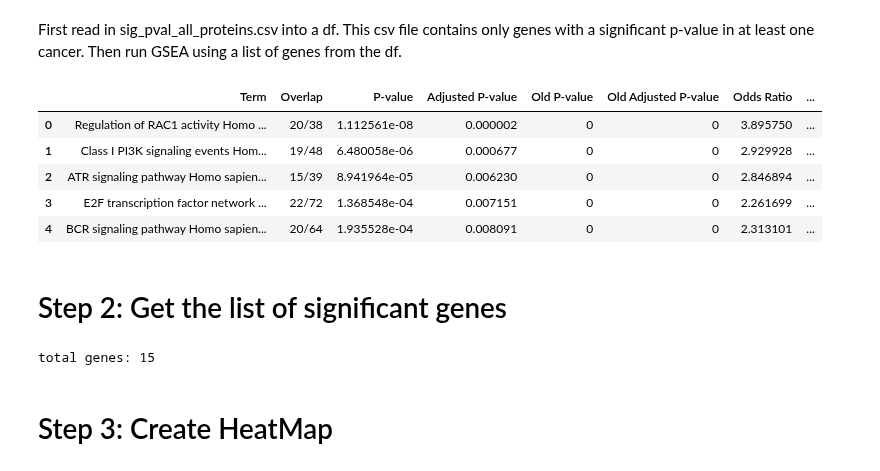
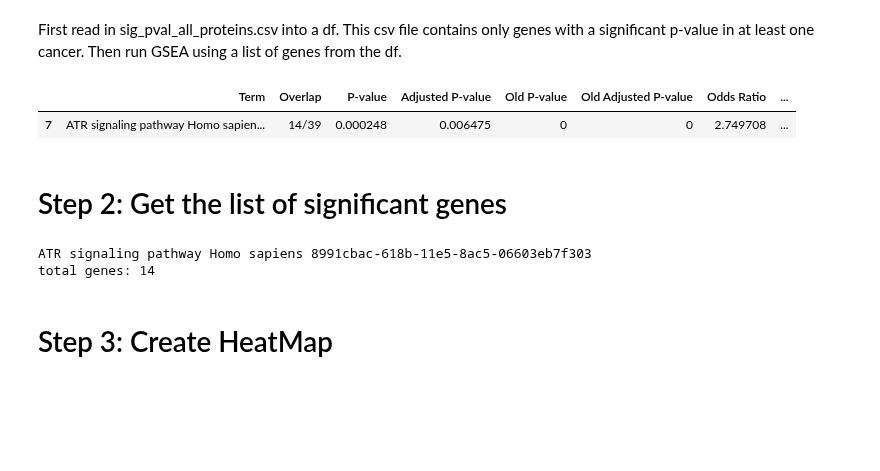
Before and after one commit to PayneLab/WhenMutationsDontMatter, a Jupyter notebook: PTEN/Step_3_trans_effect/Step_3.4_Figures/Pathways_NCI_Nature/ATR_Signaling_Heatmap_NCI-Nature_2016.ipynb, the cells around one changed output. Drawn from its saved outputs; the diff is of its cells as text; code cells hidden in the pictures; blank space fills up the shorter version.

```diff
--- a/PTEN/Step_3_trans_effect/Step_3.4_Figures/Pathways_NCI_Nature/ATR_Signaling_Heatmap_NCI-Nature_2016.ipynb
+++ b/PTEN/Step_3_trans_effect/Step_3.4_Figures/Pathways_NCI_Nature/ATR_Signaling_Heatmap_NCI-Nature_2016.ipynb
@@ -28,22 +28,21 @@ prot_list = list(sig_df.Proteomics) # list of genes with a sig pval in >= 1 canc
 prot_enr = gp.enrichr(gene_list = prot_list, description='Tumor_partition', gene_sets='NCI-Nature_2016',
                        outdir='/Enrichr')
 # %%
-prot_enr.res2d.head()
+prot_enr.res2d.iloc[[7]]
 # %% [output]
 |  | Term | Overlap | P-value | Adjusted P-value | Old P-value | Old Adjusted P-value | Odds Ratio | ... |
-| 0 | Regulation of RAC1 activity Homo ... | 20/38 | 1.112561e-08 | 0.000002 | 0 | 0 | 3.895750 | ... |
-| 1 | Class I PI3K signaling events Hom... | 19/48 | 6.480058e-06 | 0.000677 | 0 | 0 | 2.929928 | ... |
-| 2 | ATR signaling pathway Homo sapien... | 15/39 | 8.941964e-05 | 0.006230 | 0 | 0 | 2.846894 | ... |
-| 3 | E2F transcription factor network ... | 22/72 | 1.368548e-04 | 0.007151 | 0 | 0 | 2.261699 | ... |
-| 4 | BCR signaling pathway Homo sapien... | 20/64 | 1.935528e-04 | 0.008091 | 0 | 0 | 2.313101 | ... |
+| 7 | ATR signaling pathway Homo sapien... | 14/39 | 0.000248 | 0.006475 | 0 | 0 | 2.749708 | ... |
 # %% [markdown]
 # Step 2: Get the list of significant genes
 # %%
-trans = prot_enr.res2d.Genes[2]
+i = 7
+trans = prot_enr.res2d.Genes[i]
 genes = trans.split(';')
+print(prot_enr.res2d.Term[i])
 print('total genes:',len(genes))
 # %% [output]
-total genes: 15
+ATR signaling pathway Homo sapiens 8991cbac-618b-11e5-8ac5-06603eb7f303
+total genes: 14
 # %% [markdown]
 # Step 3: Create HeatMap
 # %% [markdown]
```
Also changed, not shown: parts of 16 cells of this notebook, 14 other files.
